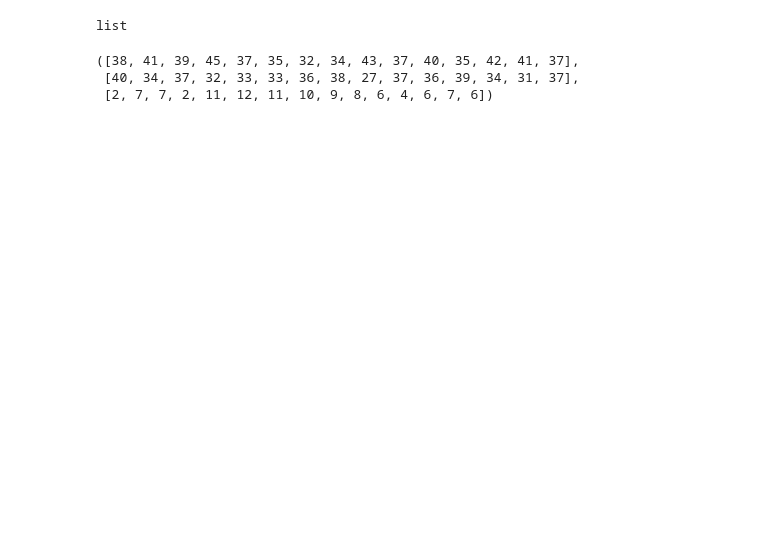
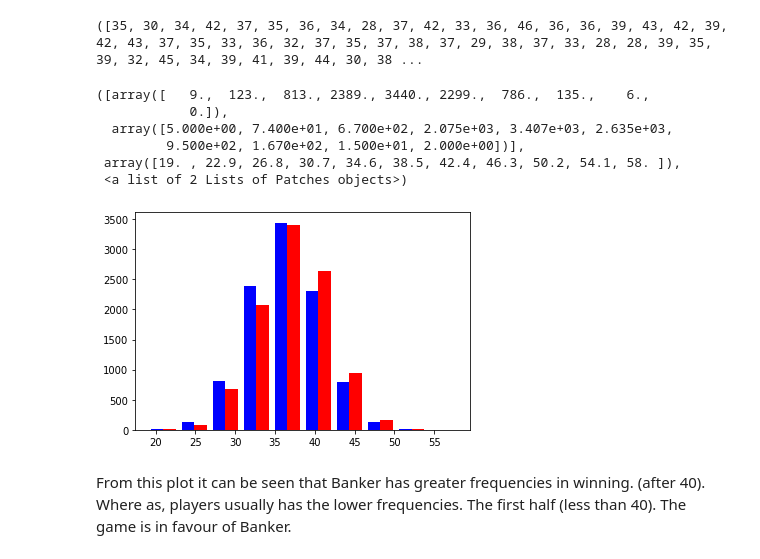
Before and after one commit to hmooy/Baccarat, a Jupyter notebook: Baccarat.ipynb, the cells around one changed output. Cells and saved outputs as stored; diff of their text form; code cells hidden in the pictures; blank space fills up the shorter version.

Commit message:
Included histogram

```diff
--- a/Baccarat.ipynb
+++ b/Baccarat.ipynb
@@ -152,10 +154,6 @@ def tableau(p, b, s):
         else :
 
           return cards_result(player_3_cards, b)
-# %%
-type(z)
-# %% [output]
-list
 # %%
 def sampling(n):
 
@@ -175,9 +173,20 @@ def sampling(n):
     total_tie.append(t)
 
   return (total_player, total_banker, total_tie)
-# %%
-sampling(15)
-# %% [output]
-([38, 41, 39, 45, 37, 35, 32, 34, 43, 37, 40, 35, 42, 41, 37],
- [40, 34, 37, 32, 33, 33, 36, 38, 27, 37, 36, 39, 34, 31, 37],
- [2, 7, 7, 2, 11, 12, 11, 10, 9, 8, 6, 4, 6, 7, 6])
+# %%
+a = sampling(10000)
+# %% [output]
+([35, 30, 34, 42, 37, 35, 36, 34, 28, 37, 42, 33, 36, 46, 36, 36, 39, 43, 42, 39, 42, 43, 37, 35, 33, 36, 32, 37, 35, 37, 38, 37, 29, 38, 37, 33, 28, 28, 39, 35, 39, 32, 45, 34, 39, 41, 39, 44, 30, 38 ...
+# %%
+colors = ['blue', 'red']
+plt.hist(a[0:2], bins = 10, color = colors)
+# %% [output]
+([array([   9.,  123.,  813., 2389., 3440., 2299.,  786.,  135.,    6.,
+            0.]),
+  array([5.000e+00, 7.400e+01, 6.700e+02, 2.075e+03, 3.407e+03, 2.635e+03,
+         9.500e+02, 1.670e+02, 1.500e+01, 2.000e+00])],
+ array([19. , 22.9, 26.8, 30.7, 34.6, 38.5, 42.4, 46.3, 50.2, 54.1, 58. ]),
+ <a list of 2 Lists of Patches objects>)
+[figure, added]
+# %% [markdown]
+From this plot it can be seen that Banker has greater frequencies in winning. (after 40). Where as, players usually has the lower frequencies. The first half (less than 40). The game is in favour of Banker.
```
Also changed, not shown: parts of 1 cell of this notebook.
